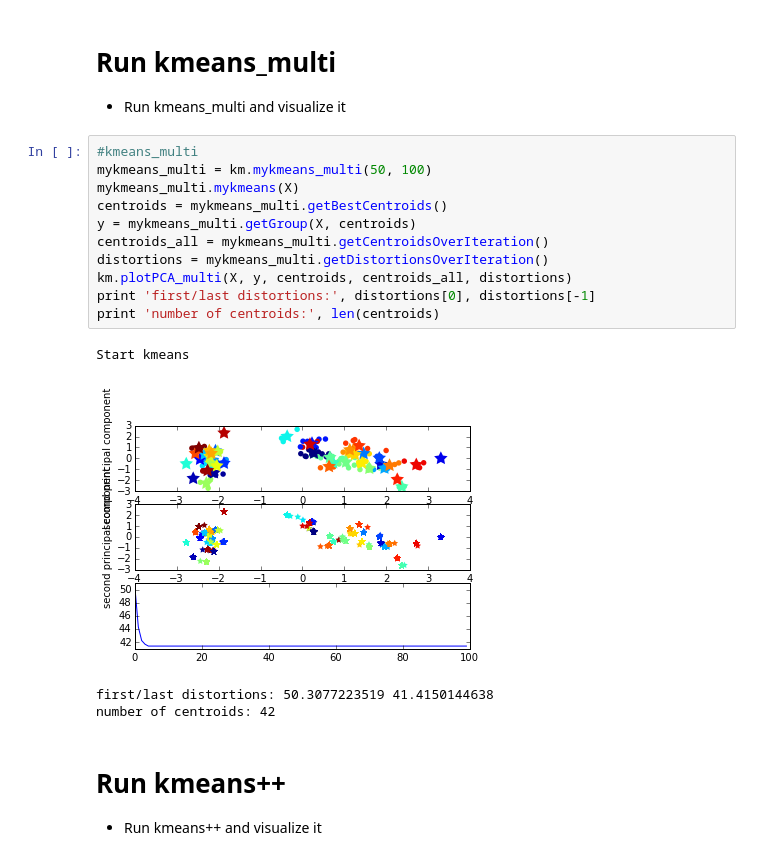
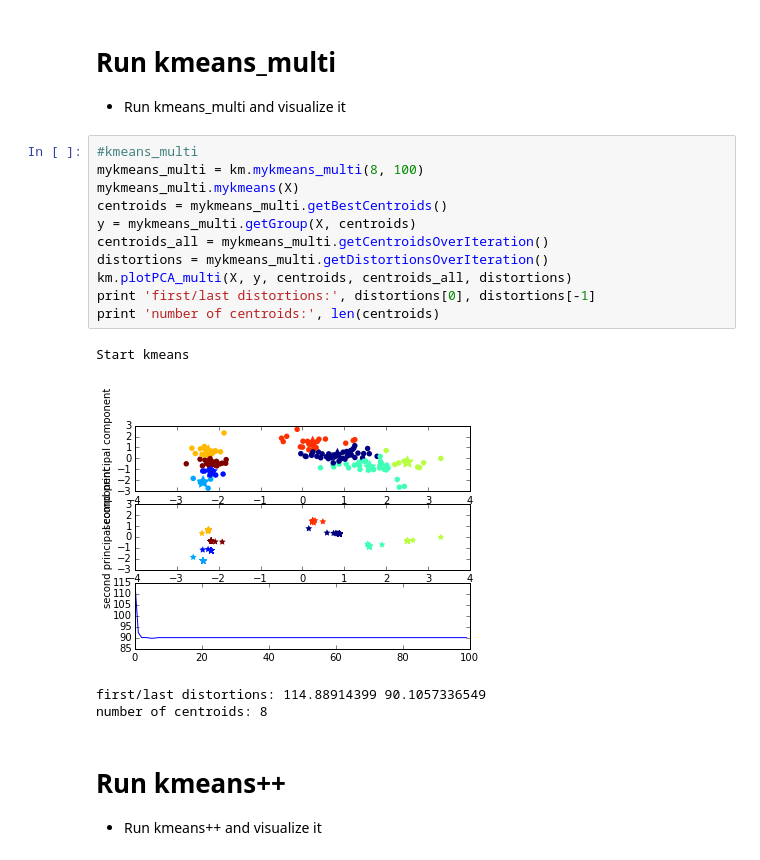
Before and after one commit to jfriend08/HW4, a Jupyter notebook: kmeans.ipynb, the cells around one changed output. Cells and saved outputs as stored; diff of their text form.

```diff
--- a/kmeans.ipynb
+++ b/kmeans.ipynb
@@ -55,20 +55,20 @@ Start kmeans
 * Run kmeans_multi and visualize it
 # %%
 #kmeans_multi
-mykmeans_multi = km.mykmeans_multi(50, 100)
+mykmeans_multi = km.mykmeans_multi(8, 100)
 mykmeans_multi.mykmeans(X)
 centroids = mykmeans_multi.getBestCentroids()
 y = mykmeans_multi.getGroup(X, centroids)
 centroids_all = mykmeans_multi.getCentroidsOverIteration()
 distortions = mykmeans_multi.getDistortionsOverIteration()
 km.plotPCA_multi(X, y, centroids, centroids_all, distortions)
 print 'first/last distortions:', distortions[0], distortions[-1]
 print 'number of centroids:', len(centroids)
 # %% [output]
 Start kmeans
-[figure, old version]
+[figure, new version]
-first/last distortions: 50.3077223519 41.4150144638
-number of centroids: 42
+first/last distortions: 114.88914399 90.1057336549
+number of centroids: 8
 # %% [markdown]
 # Run kmeans++
 * Run kmeans++ and visualize it
```
Also changed, not shown: parts of 1 cell of this notebook, 10 other files.
